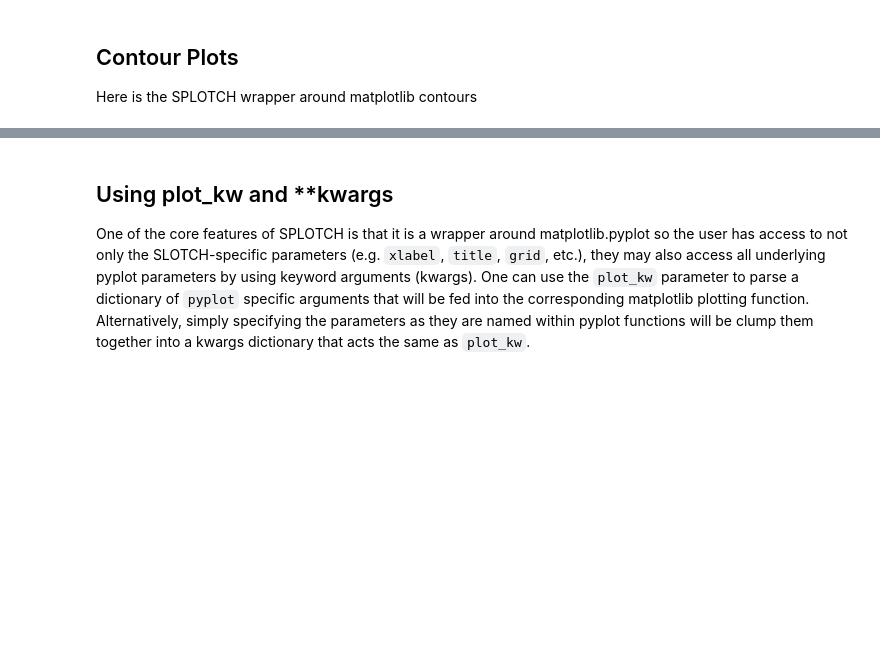
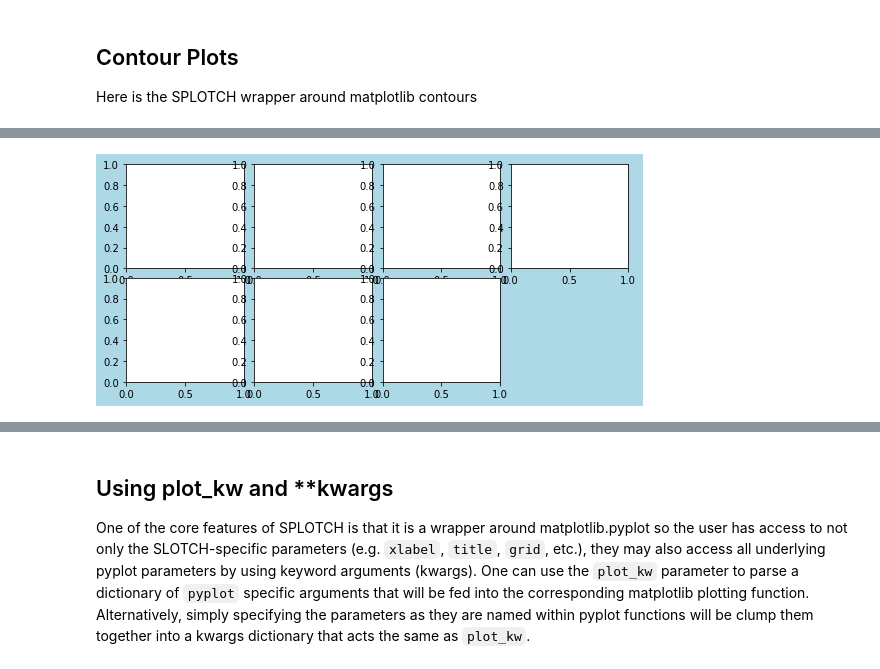
Before and after one commit to MBravoS/splotch, a Jupyter notebook: Examples.ipynb, the cells around one changed output, grey strips where cells are left out. Drawn from its saved outputs; the diff is of its cells as text; code cells hidden in the pictures; blank space fills up the shorter version.

```diff
--- a/Examples.ipynb
+++ b/Examples.ipynb
@@ -153,0 +162,5 @@ plt.show()
+# %%
+fig, axes = splt.subplots(naxes=7,figsize=(9,4),facecolor='lightblue')
+plt.show()
+# %% [output]
+[figure, added]
```
Also changed, not shown: parts of 13 cells of this notebook.
